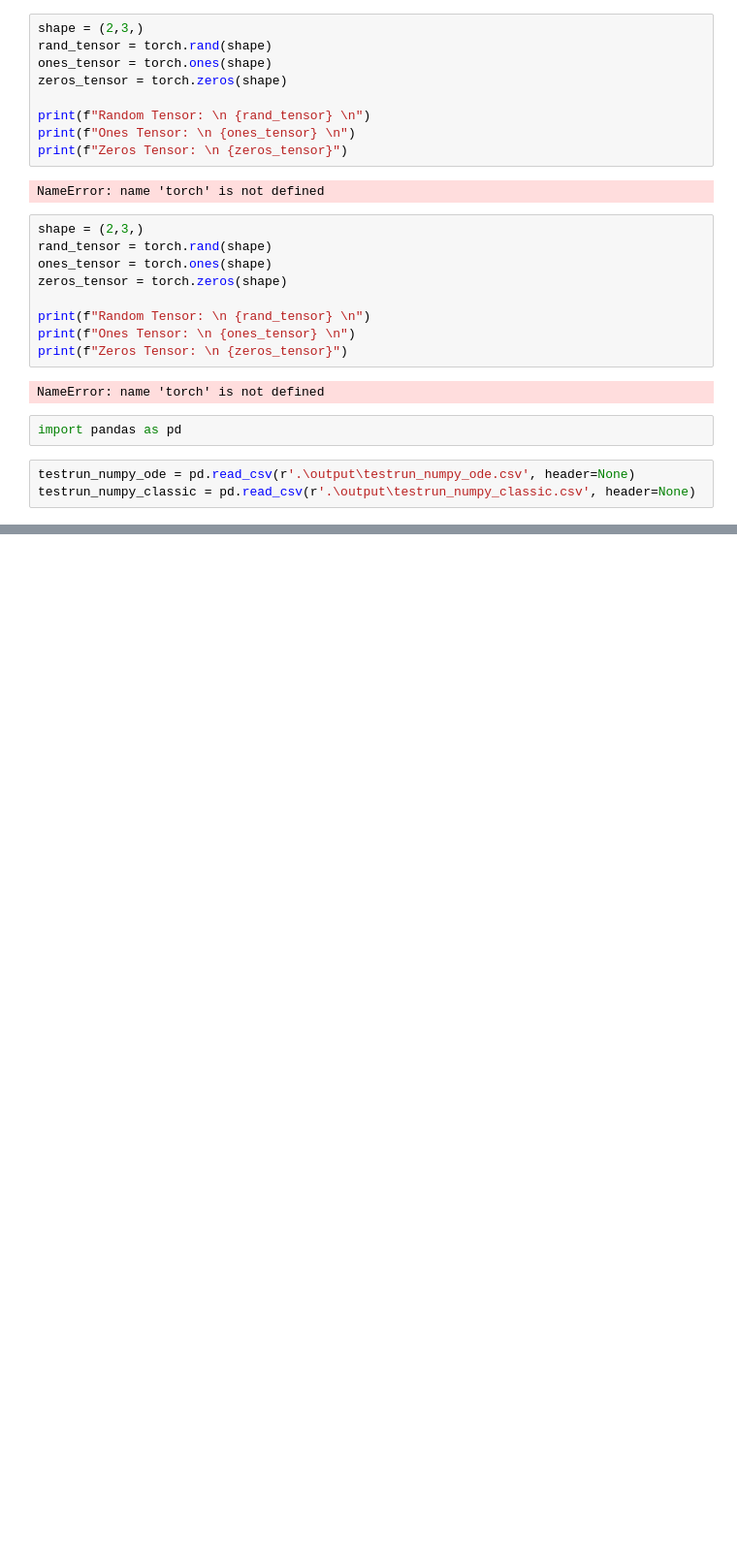
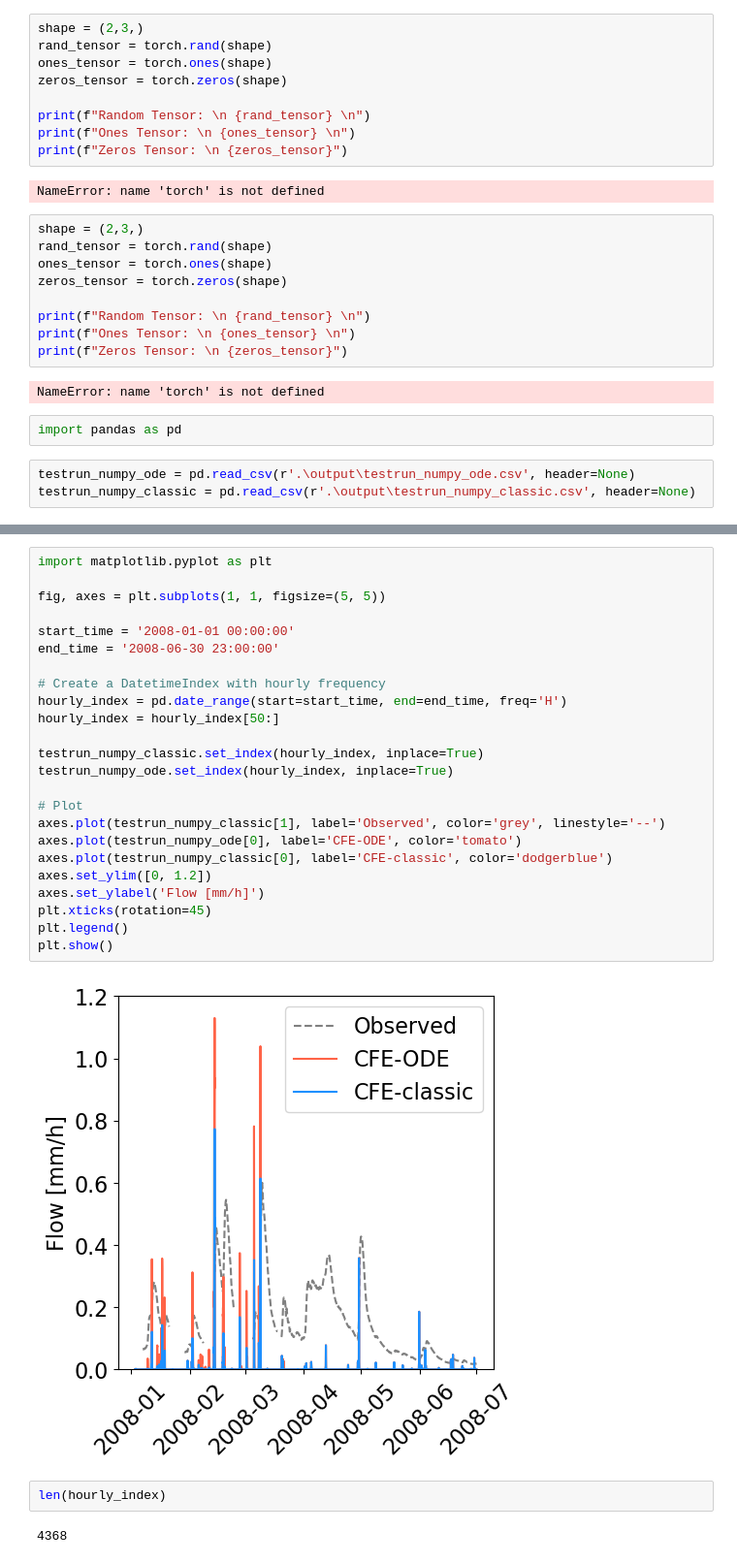
Before and after one commit to NWC-CUAHSI-Summer-Institute/cfe_py, a Jupyter notebook: tutorial_torch.ipynb, the cells around one changed output, grey strips where cells are left out. Shown: that part at 97% size. Saved outputs shown, nothing was run; the diff lists cells and outputs as text; blank space fills up the shorter version.

```diff
--- a/tutorial_torch.ipynb
+++ b/tutorial_torch.ipynb
@@ -105,0 +103,30 @@ plt.show()
+# %%
+import matplotlib.pyplot as plt
+
+fig, axes = plt.subplots(1, 1, figsize=(5, 5))
+
+start_time = '2008-01-01 00:00:00'
+end_time = '2008-06-30 23:00:00'
+
+# Create a DatetimeIndex with hourly frequency
+hourly_index = pd.date_range(start=start_time, end=end_time, freq='H')
+hourly_index = hourly_index[50:]
+
+testrun_numpy_classic.set_index(hourly_index, inplace=True)
+testrun_numpy_ode.set_index(hourly_index, inplace=True)
+
+# Plot
+axes.plot(testrun_numpy_classic[1], label='Observed', color='grey', linestyle='--')
+axes.plot(testrun_numpy_ode[0], label='CFE-ODE', color='tomato')
+axes.plot(testrun_numpy_classic[0], label='CFE-classic', color='dodgerblue')
+axes.set_ylim([0, 1.2])
+axes.set_ylabel('Flow [mm/h]')
+plt.xticks(rotation=45)
+plt.legend()
+plt.show()
+# %% [output]
+[figure, added]
+# %%
+len(hourly_index)
+# %% [output]
+4368
```
Also changed, not shown: parts of 2 cells of this notebook, 1 other file.
